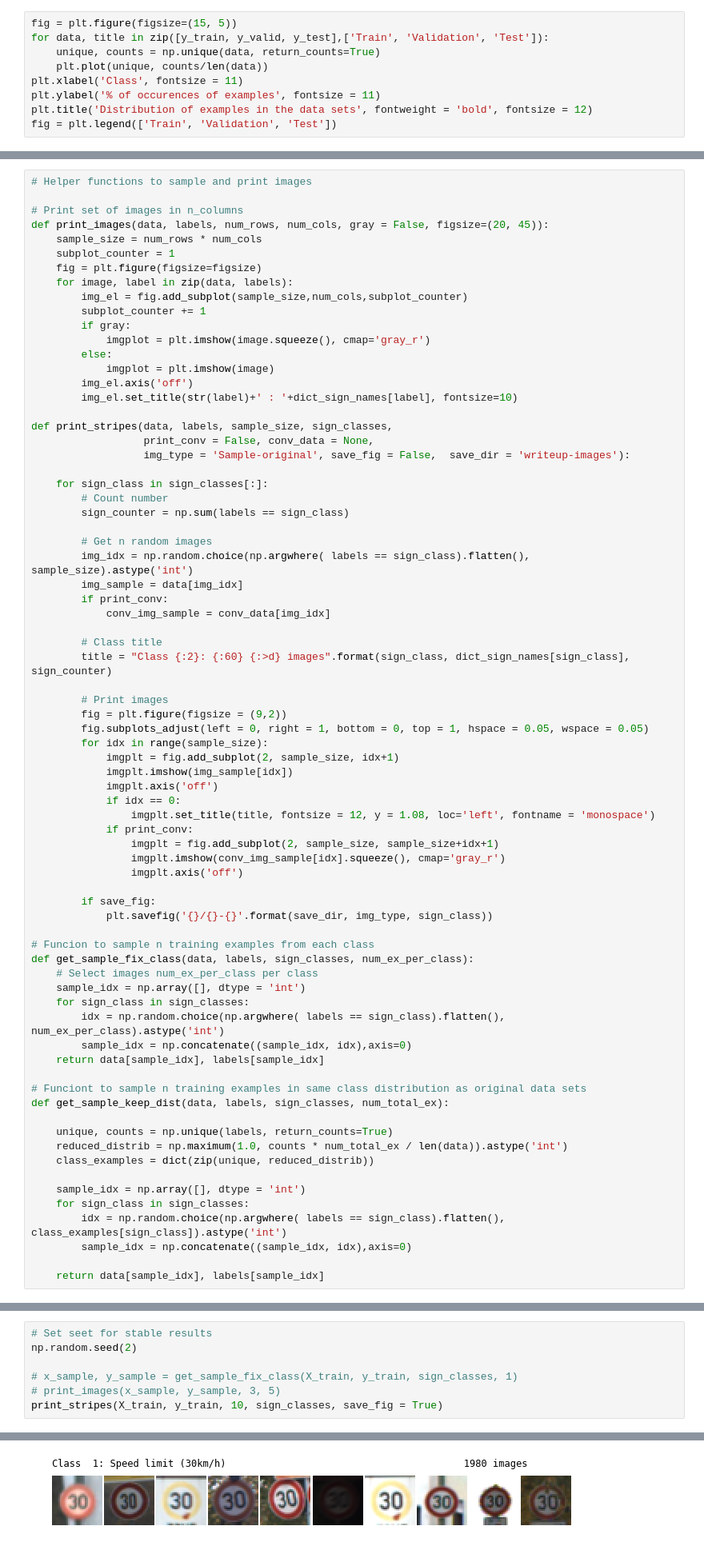
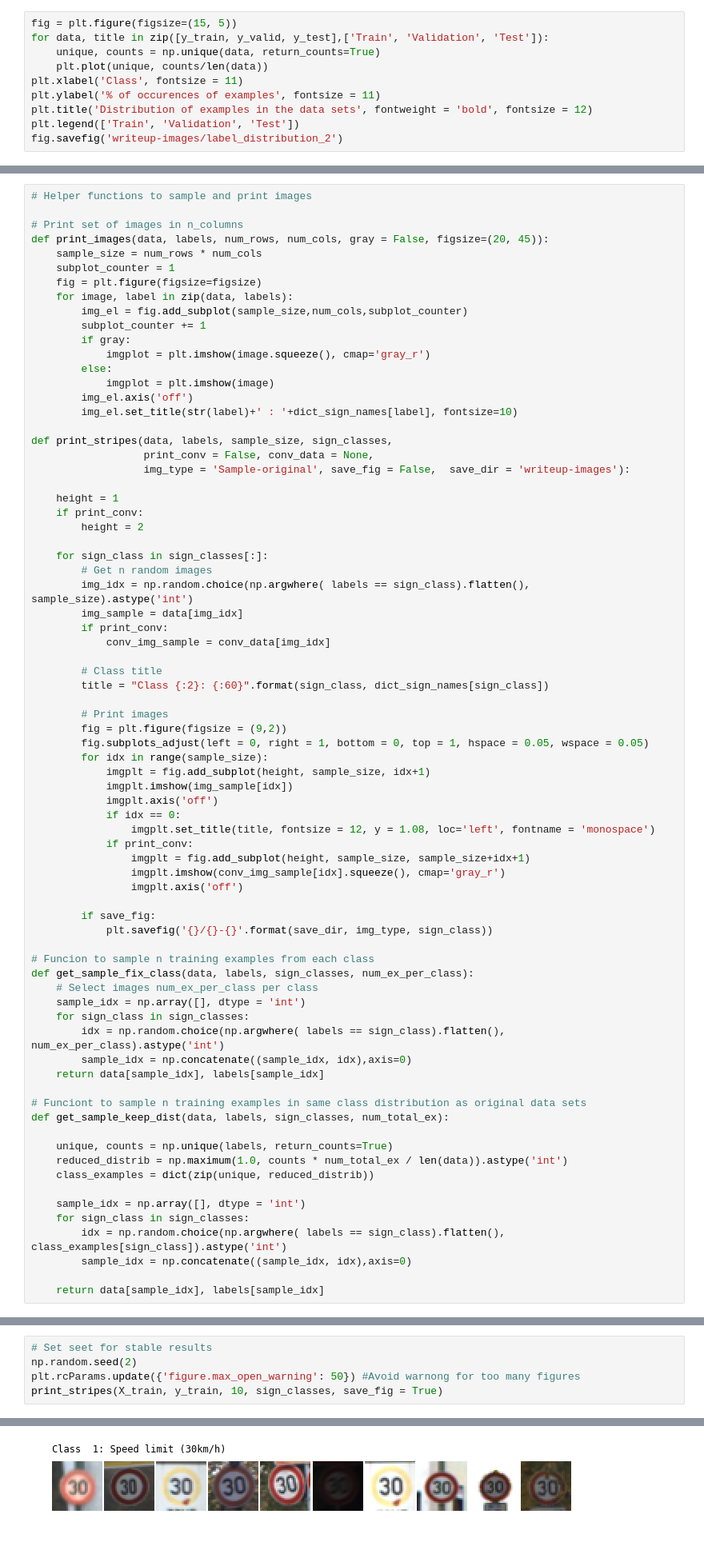
Before and after one commit to raulsolera/CarND-Traffic-Sign-Classifier-Project, a Jupyter notebook: Traffic_Sign_Classifier_final.ipynb, the cells around one changed output, grey strips where cells are left out. Shown at 80% size. Saved outputs shown, nothing was run; the diff lists cells and outputs as text.

```diff
--- a/Traffic_Sign_Classifier_final.ipynb
+++ b/Traffic_Sign_Classifier_final.ipynb
@@ -113,7 +152,8 @@ for data, title in zip([y_train, y_valid, y_test],['Train', 'Validation', 'Test'
 plt.xlabel('Class', fontsize = 11)
 plt.ylabel('% of occurences of examples', fontsize = 11)
 plt.title('Distribution of examples in the data sets', fontweight = 'bold', fontsize = 12)
-fig = plt.legend(['Train', 'Validation', 'Test'])
+plt.legend(['Train', 'Validation', 'Test'])
+fig.savefig('writeup-images/label_distribution_2')
 # %% [output]
 [figure]
 # %% [markdown]
@@ -140,10 +180,11 @@ def print_stripes(data, labels, sample_size, sign_classes,
                   print_conv = False, conv_data = None,
                   img_type = 'Sample-original', save_fig = False,  save_dir = 'writeup-images'):
 
+    height = 1
+    if print_conv:
+        height = 2
+
     for sign_class in sign_classes[:]:
-        # Count number
-        sign_counter = np.sum(labels == sign_class)
-
         # Get n random images
         img_idx = np.random.choice(np.argwhere( labels == sign_class).flatten(), sample_size).astype('int')
         img_sample = data[img_idx]
@@ -151,19 +192,19 @@ def print_stripes(data, labels, sample_size, sign_classes,
             conv_img_sample = conv_data[img_idx]
 
         # Class title
-        title = "Class {:2}: {:60} {:>d} images".format(sign_class, dict_sign_names[sign_class], sign_counter)
+        title = "Class {:2}: {:60}".format(sign_class, dict_sign_names[sign_class])
 
         # Print images
         fig = plt.figure(figsize = (9,2))
         fig.subplots_adjust(left = 0, right = 1, bottom = 0, top = 1, hspace = 0.05, wspace = 0.05)
         for idx in range(sample_size):
-            imgplt = fig.add_subplot(2, sample_size, idx+1)
+            imgplt = fig.add_subplot(height, sample_size, idx+1)
             imgplt.imshow(img_sample[idx])
             imgplt.axis('off')
             if idx == 0:
                 imgplt.set_title(title, fontsize = 12, y = 1.08, loc='left', fontname = 'monospace')
             if print_conv:
-                imgplt = fig.add_subplot(2, sample_size, sample_size+idx+1)
+                imgplt = fig.add_subplot(height, sample_size, sample_size+idx+1)
                 imgplt.imshow(conv_img_sample[idx].squeeze(), cmap='gray_r')
                 imgplt.axis('off')
 
@@ -197,8 +238,6 @@ Print a stripe of 10 images of each class
 # %%
 # Set seet for stable results
 np.random.seed(2)
-
-# x_sample, y_sample = get_sample_fix_class(X_train, y_train, sign_classes, 1)
-# print_images(x_sample, y_sample, 3, 5)
+plt.rcParams.update({'figure.max_open_warning': 50}) #Avoid warnong for too many figures
 print_stripes(X_train, y_train, 10, sign_classes, save_fig = True)
 # %% [output]
@@ -206 +245 @@ print_stripes(X_train, y_train, 10, sign_classes, save_fig = True)
-[figure, old version]
+[figure, new version]
```
Also changed, not shown: parts of 32 cells of this notebook, 2 other files.
